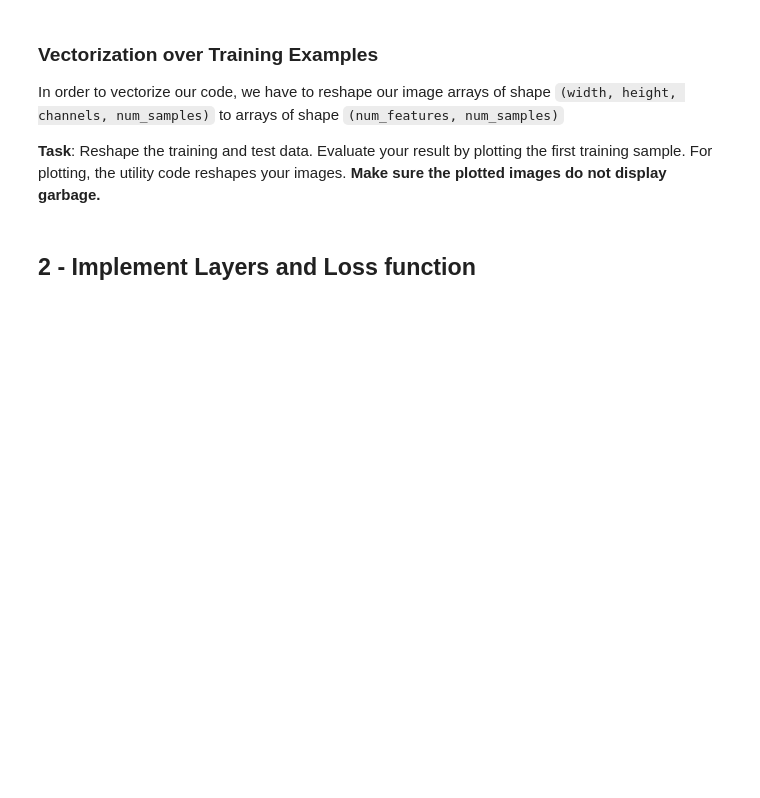
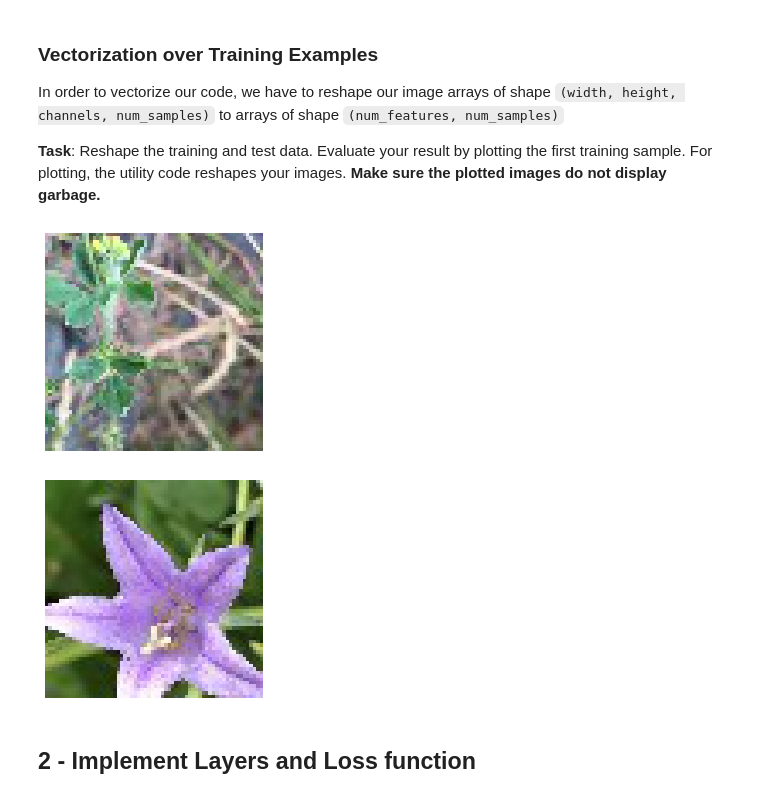
Before and after one commit to touseefashraf/DL_course, a Jupyter notebook: DL_Lab_1.2_homework.ipynb, the cells around one changed output. Drawn from its saved outputs; the diff is of its cells as text; code cells hidden in the pictures; blank space fills up the shorter version.

Commit message:
till image flatten

```diff
--- a/DL_Lab_1.2_homework.ipynb
+++ b/DL_Lab_1.2_homework.ipynb
@@ -112,32 +111,36 @@ In order to vectorize our code, we have to reshape our image arrays of shape `(w
 # %%
 # GRADED FUNCTION: flatten_images (1 point)
 
 def flatten_images(X):
   """Reshape images array `X` to array of shape `(num_features, num_samples)`.
 
   Args:
     X (numpy.ndarray): images array, shape = `(width, height, channels, num_samples)`
 
   Returns:
     numpy.ndarray: array of shape `(num_features, num_samples)`
   """
   utils.flatten_images.assert_input_shape(X)
 
   ### START YOUR CODE HERE ### (≈ 1 LOC)
+  X=X.reshape(X.shape[0]*X.shape[1]*X.shape[2],X.shape[3])
 
   ### END YOUR CODE HERE ###
 
   utils.flatten_images.assert_output_shape(X)
   return X
 
 
 # reshape `X_train` to (num_features, num_samples)
 X_train = flatten_images(X_train)
 utils.plot_sample(X_train)
 
 # reshape `X_validation` to (num_features, num_samples)
 X_validation = flatten_images(X_validation)
 utils.plot_sample(X_validation)
+# %% [output]
+[figure, added]
+[figure, added]
 # %% [markdown]
 ## 2 - Implement Layers and Loss function
 # %% [markdown]
```
Also changed, not shown: parts of 2 cells of this notebook.
